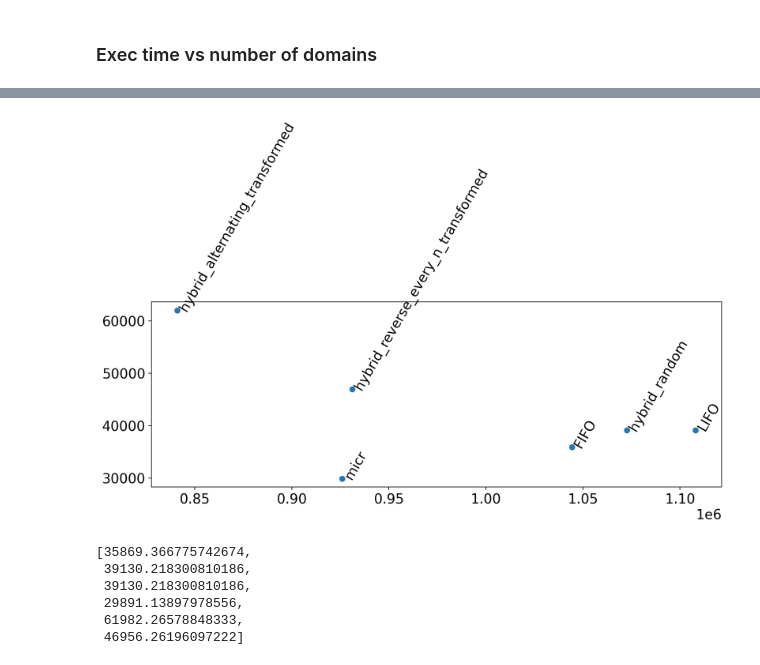
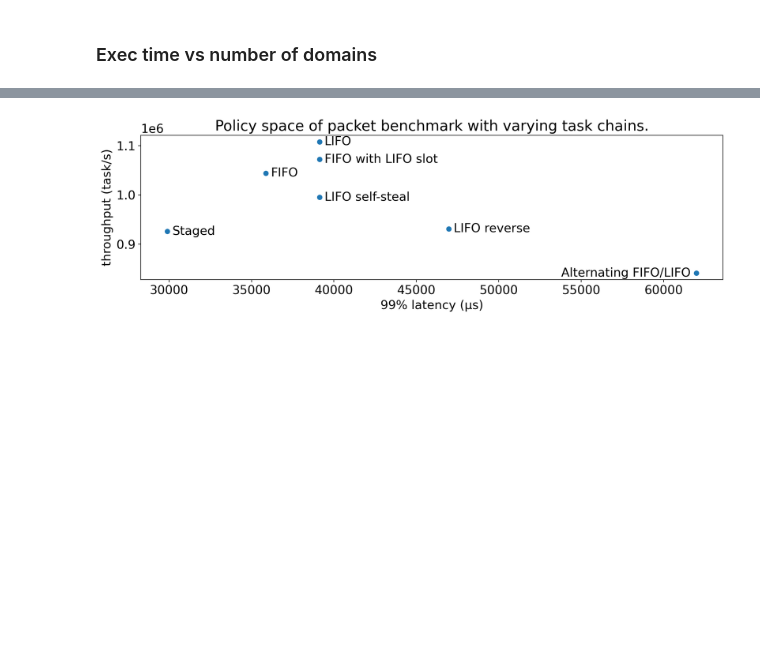
Before and after one commit to bartoszmodelski/ebsl, a Jupyter notebook: evaluation/packet-multiple-tasks-hybrids/packet-benchmark-sherwood.py.ipynb, the cells around one changed output, grey strips where cells are left out. Saved outputs shown, nothing was run; the diff lists cells and outputs as text; code cells hidden in the pictures; blank space fills up the shorter version.

```diff
--- a/evaluation/packet-multiple-tasks-hybrids/packet-benchmark-sherwood.py.ipynb
+++ b/evaluation/packet-multiple-tasks-hybrids/packet-benchmark-sherwood.py.ipynb
@@ -171,7 +188,7 @@ lifo = pickle.load(open('packet_lifo_' + run_name + '.pickle', 'rb'))
 #with open('packet_hybrid_random_' + run_name + '.pickle', 'wb') as handle:
 #    pickle.dump(hybrid_random, handle)
 
-hybrid_random = pickle.load(open('packet_hybrid_random_' + run_name + '.pickle', 'rb'))
+#hybrid_random = pickle.load(open('packet_hybrid_random_' + run_name + '.pickle', 'rb'))
 
 #with open('packet_hybrid_alternating_' + run_name + '.pickle', 'wb') as handle:
 #    pickle.dump(hybrid_alternating, handle)
@@ -181,6 +198,11 @@ hybrid_alternating = pickle.load(open('packet_hybrid_alternating_' + run_name +
 #with open('packet_hybrid_reverse_every_n_' + run_name + '.pickle', 'wb') as handle:
 #    pickle.dump(hybrid_reverse_every_n, handle)
 hybrid_reverse_every_n = pickle.load(open('packet_hybrid_reverse_every_n_' + run_name + '.pickle', 'rb'))
+
+
+#with open('packet_fifo_with_slot' + run_name + '.pickle', 'wb') as handle:
+#    pickle.dump(fifo_with_slot, handle)
+fifo_with_slot = pickle.load(open('packet_fifo_with_slot' + run_name + '.pickle', 'rb'))
 # %%
 fifo_transformed = []
 for row in fifo:
@@ -202,6 +224,11 @@ for row in hybrid_alternating:
 hybrid_reverse_every_n_transformed = []
 for row in hybrid_reverse_every_n:
     hybrid_reverse_every_n_transformed.append(transform(row))
+
+
+fifo_with_slot_transformed = []
+for row in fifo_with_slot:
+    fifo_with_slot_transformed.append(transform(row))
 # %%
 for row in fifo_transformed:
     add_metrics(row)
@@ -216,6 +243,11 @@ for row in hybrid_alternating_transformed:
 
 for row in hybrid_reverse_every_n_transformed:
     add_metrics(row)
+
+
+
+for row in fifo_with_slot_transformed:
+    add_metrics(row)
 # %%
 micr = []
 for i in param_space:
@@ -380,14 +412,15 @@ def transpose(v):
 
 collected = [("FIFO", fifo_transformed),
      ("LIFO", lifo_transformed),
-     ("hybrid_random", hybrid_random_transformed),
-     ("micr", micr_transformed),
-     ("hybrid_alternating_transformed", hybrid_alternating_transformed),
-     ("hybrid_reverse_every_n_transformed", hybrid_reverse_every_n_transformed)
+     ("LIFO self-steal", hybrid_random_transformed),
+     ("Staged", micr_transformed),
+     ("Alternating FIFO/LIFO", hybrid_alternating_transformed),
+     ("LIFO reverse", hybrid_reverse_every_n_transformed),
+     ("FIFO with LIFO slot", fifo_with_slot_transformed)
             ]
 
 import matplotlib.pyplot as plt
-
+size = 1
 fig, axes = plt.subplots(2, 1, sharex=True)
 fig.set_size_inches(12, 4 * size)
 
@@ -424,27 +457,29 @@ plt.show()
 # %%
 
 fig, axes = plt.subplots(1, 1, sharex=True)
 fig.set_size_inches(12, 4 * size)
 
 ax = axes
 
 
-ax.scatter(y, y_2)
+ax.scatter(y_2, y)
 
 
 for i, txt in enumerate(x):
-    ax.annotate(txt, (y[i], y_2[i]),rotation=60)
+    x_shift = 0
+    if 'Alternating' in txt:
+        x_shift = -8500
+    ax.annotate(txt, (y_2[i] + x_shift + 300, y[i]-7000))
 
 
-plt.show()
+#ax.set_yscale("log")
+ax.set_xlabel('99% latency (μs)')
+ax.set_ylabel('throughput (task/s)')
+ax.set_title("Policy space of packet benchmark with varying task chains.")
+
+
+plt.tight_layout()
+plt.autoscale()
+plt.savefig("packet-basic-" + run_name + ".png", dpi=200)
 # %% [output]
-[figure, old version]
+[figure, new version]
-# %%
-y
-# %% [output]
-[35869.366775742674,
- 39130.218300810186,
- 39130.218300810186,
- 29891.13897978556,
- 61982.26578848333,
- 46956.26196097222]
```
Also changed, not shown: parts of 3 cells of this notebook, 2 other files.
